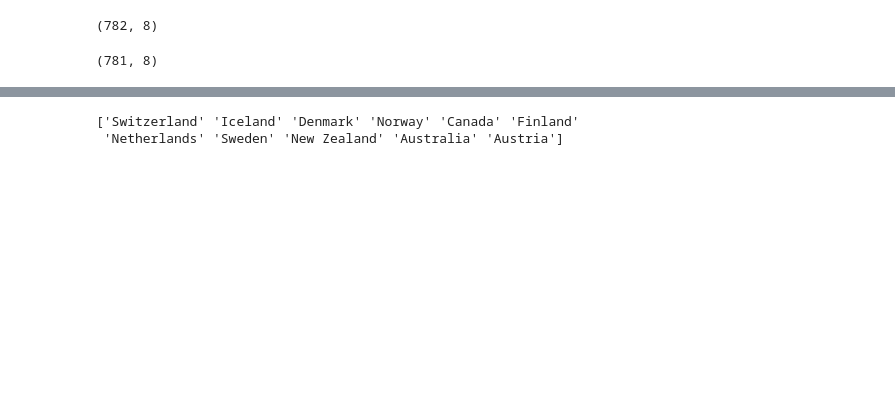
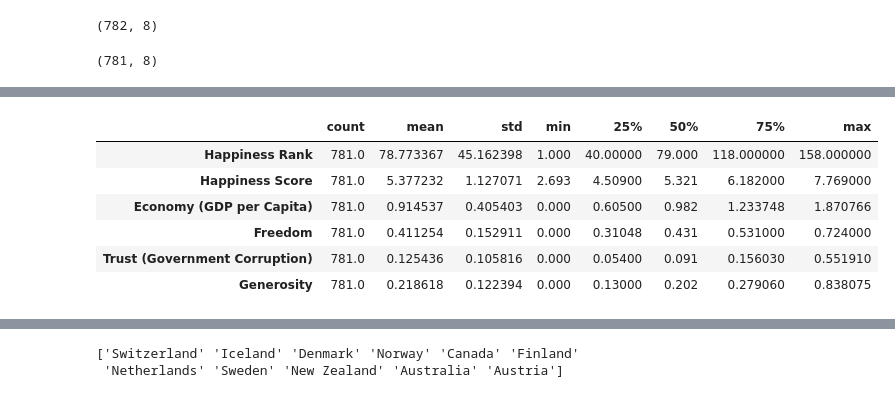
Before and after one commit to data301-2021-summer2/project-group16-data-301-project, a Jupyter notebook: analysis/Sue/Analysis_Pipeline.ipynb, the cells around one changed output, grey strips where cells are left out. Saved outputs shown, nothing was run; the diff lists cells and outputs as text; code cells hidden in the pictures; blank space fills up the shorter version.

```diff
--- a/analysis/Sue/Analysis_Pipeline.ipynb
+++ b/analysis/Sue/Analysis_Pipeline.ipynb
@@ -136,3 +134,13 @@ df.describe()
+# %%
+df_Master.describe().T
+# %% [output]
+|  | count | mean | std | min | 25% | 50% | 75% | max |
+| Happiness Rank | 781.0 | 78.773367 | 45.162398 | 1.000 | 40.00000 | 79.000 | 118.000000 | 158.000000 |
+| Happiness Score | 781.0 | 5.377232 | 1.127071 | 2.693 | 4.50900 | 5.321 | 6.182000 | 7.769000 |
+| Economy (GDP per Capita) | 781.0 | 0.914537 | 0.405403 | 0.000 | 0.60500 | 0.982 | 1.233748 | 1.870766 |
+| Freedom | 781.0 | 0.411254 | 0.152911 | 0.000 | 0.31048 | 0.431 | 0.531000 | 0.724000 |
+| Trust (Government Corruption) | 781.0 | 0.125436 | 0.105816 | 0.000 | 0.05400 | 0.091 | 0.156030 | 0.551910 |
+| Generosity | 781.0 | 0.218618 | 0.122394 | 0.000 | 0.13000 | 0.202 | 0.279060 | 0.838075 |
 # %%
 df=[df15,df16,df17,df18,df19]
 df_list = []
```
Also changed, not shown: parts of 27 cells of this notebook, 2 other files.
